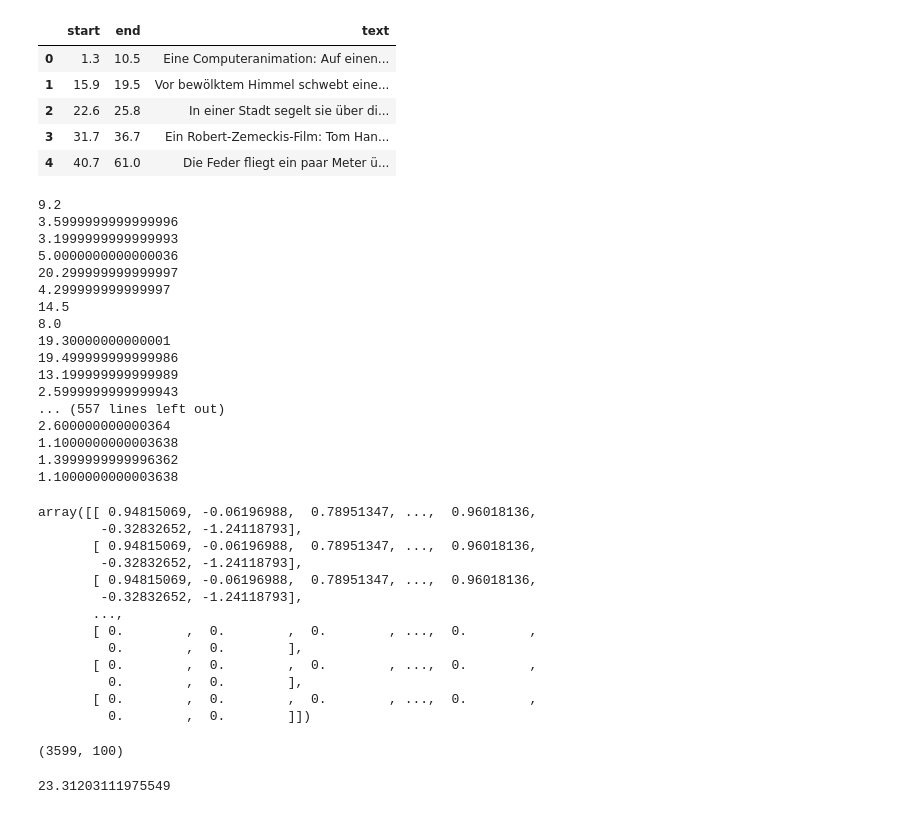
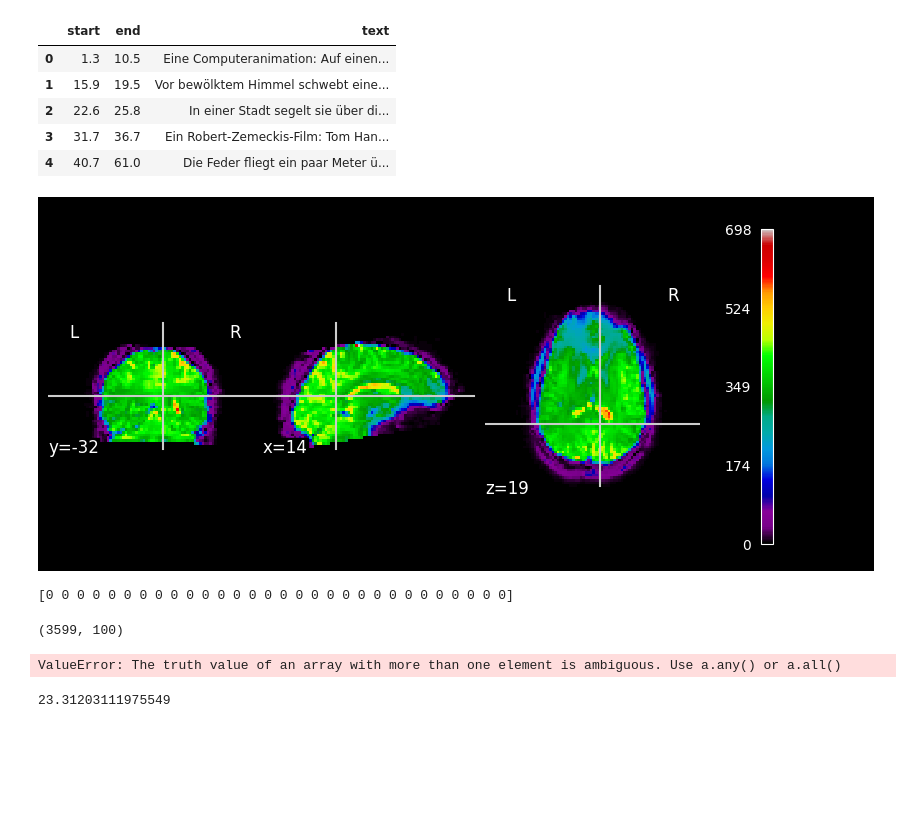
Before and after one commit to lusimoncelli/neurocomp, a Jupyter notebook: Final_GarciaSimoncelli.ipynb, the cells around one changed output. Saved outputs shown, nothing was run; the diff lists cells and outputs as text; code cells hidden in the pictures; blank space fills up the shorter version.

```diff
--- a/Final_GarciaSimoncelli.ipynb
+++ b/Final_GarciaSimoncelli.ipynb
@@ -920,6 +921,7 @@ class DetSRM(BaseEstimator, TransformerMixin):
 # %%
 # carga de archivos fmri
 data_dir = 'C:/Users/lusim/OneDrive/Desktop/neurocomp/ds000113'
+mask_dir = "C:/Users/lusim/OneDrive/Desktop/neurocomp/3mm_mask.nii.gz"
 
 fnames_data = [ f'{data_dir}/sub-01/ses-movie/func/sub-01_ses-movie_task-movie_run-{i}_bold.nii.gz' for i in range(1,9)]
 
@@ -933,7 +935,10 @@ for f in fnames_data:
     fmri_imgs.append(img)
     fmri_data.append(data)
 
+mask_img = nib.load(mask_dir)
+mask_data = mask_img.get_fdata()
+
 print('fMRI data succesfully loaded')
-print(f'Shape of one example voxel matrix: {fmri_imgs[1].shape}')
+print(f'Mask shape: {mask_img.shape}')
 # %% [output]
 fMRI data succesfully loaded
@@ -957,0 +960,7 @@ print(complete_movie_run_sub1.shape)
+# %%
+data = np.concatenate((fmri_data), axis = 3)
+
+affine = nib.load(fnames_data[0]).affine
+img = nib.Nifti1Image(data, affine) # Create a new NiBabel image
+
+print(data.shape)
@@ -982,46 +993,16 @@ embeddings = np.array(embeddings)
 
 # TR = 2s (tiempo de adquisicion) y 3599 muestras temporales.
 TS = 2
-# %%
-# Use the affine from one of the original images (assuming they all have the same affine)
-affine = nib.load(fnames_data[0]).affine
-# Create a new NiBabel image
-img = nib.Nifti1Image(complete_movie_run_sub1, affine)
-# %%
-for i, row in text_data.iterrows():
-    time = row['end'] - row['start']
-    print(time)
-# %% [output]
-9.2
-3.5999999999999996
-3.1999999999999993
-5.0000000000000036
-20.299999999999997
-4.299999999999997
-14.5
-8.0
-19.30000000000001
-19.499999999999986
-13.199999999999989
-2.5999999999999943
-... (557 lines left out)
-2.600000000000364
-1.1000000000003638
-1.3999999999996362
-1.1000000000003638
-# %%
-aligned_text_vectors
-# %% [output]
-array([[ 0.94815069, -0.06196988,  0.78951347, ...,  0.96018136,
-        -0.32832652, -1.24118793],
-       [ 0.94815069, -0.06196988,  0.78951347, ...,  0.96018136,
-        -0.32832652, -1.24118793],
-       [ 0.94815069, -0.06196988,  0.78951347, ...,  0.96018136,
-        -0.32832652, -1.24118793],
-       ...,
-       [ 0.        ,  0.        ,  0.        , ...,  0.        ,
-         0.        ,  0.        ],
-       [ 0.        ,  0.        ,  0.        , ...,  0.        ,
-         0.        ,  0.        ],
-       [ 0.        ,  0.        ,  0.        , ...,  0.        ,
-         0.        ,  0.        ]])
+# %%
+time_point = 34
+slice_index = data.shape[2] // 2
+slice_data = data[:,:, slice_index, time_point]
+
+volume_img = nib.Nifti1Image(img.slicer[..., time_point].get_fdata(), img.affine)
+
+# Plot the image
+plotting.plot_epi(volume_img, colorbar=True, cbar_tick_format="%i")
+plt.title(f'Slice {slice_index}, time frame {time_point}')
+plt.show()
+# %% [output]
+[figure, added]
@@ -1028,3 +1022,8 @@ array([[ 0.94815069, -0.06196988,  0.78951347, ...,  0.96018136,
+# %%
+# me estan quedando muchos elementos en 0. los quiero llenar con el next non-zero element
+print(aligned_embeddings[-30:])
+# %% [output]
+[0 0 0 0 0 0 0 0 0 0 0 0 0 0 0 0 0 0 0 0 0 0 0 0 0 0 0 0 0 0]
 # %%
 pca = PCA(n_components = 100)
 
@@ -1038,8 +1037,10 @@ reduced_fmri.shape
 # %%
 # ajusto el modelo lineal
 reg = LinearRegression()
-reg.fit(reduced_fmri, aligned_text_vectors)
+reg.fit(reduced_fmri, aligned_embeddings)
 prediction = reg.predict(reduced_fmri)
+# %% [output]
+ValueError: The truth value of an array with more than one element is ambiguous. Use a.any() or a.all()
 # %%
 # calculo similitud entre
 # vectores de texto y las predicciones para cada sujeto
```
Also changed, not shown: parts of 13 cells of this notebook.
